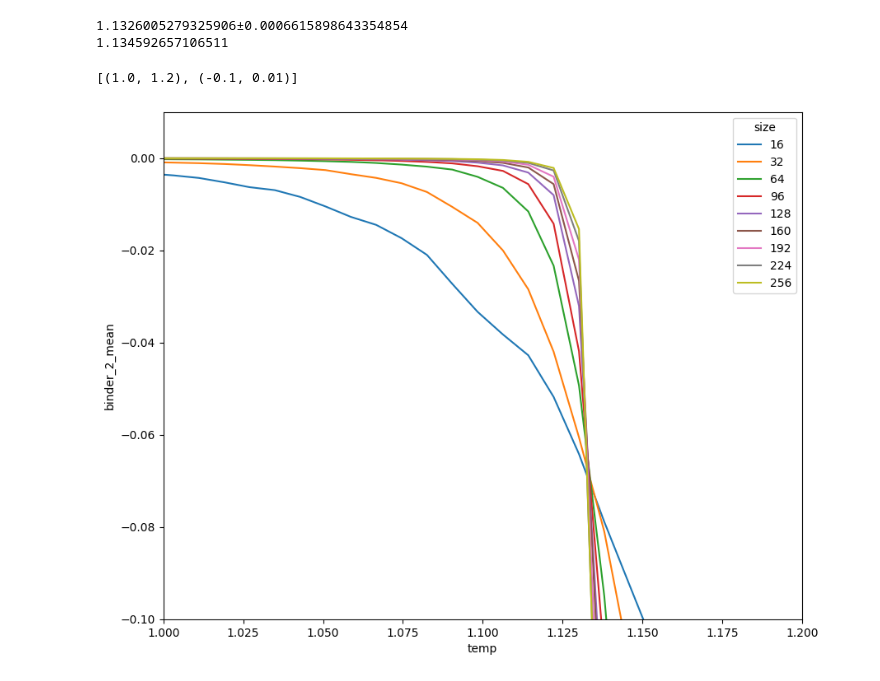
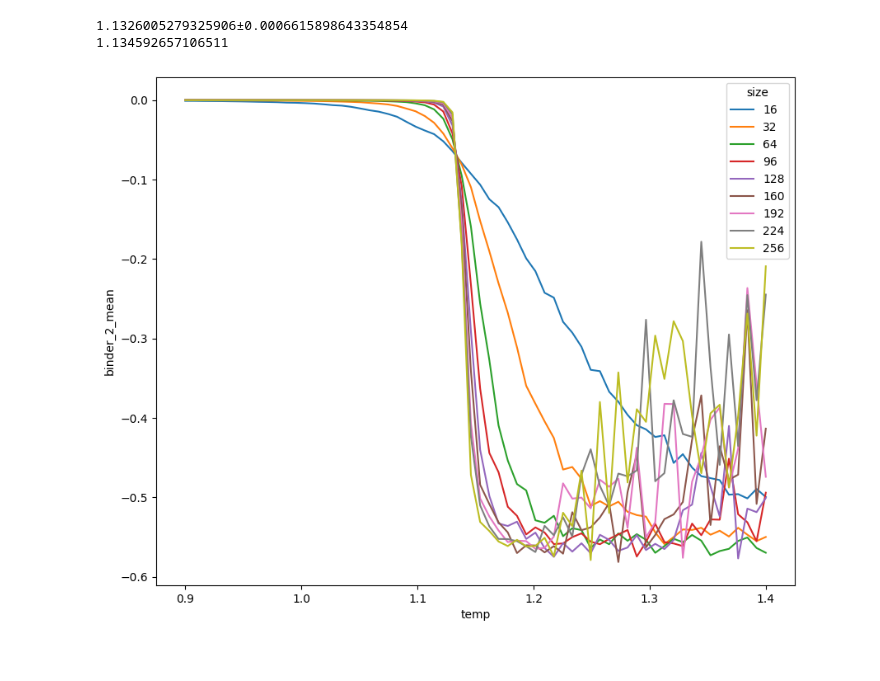
Before and after one commit to JeppeKlitgaard/Jackpot, a Jupyter notebook: notebooks/measurements.ipynb, the cells around one changed output. Drawn from its saved outputs; the diff is of its cells as text; code cells hidden in the pictures.

```diff
--- a/notebooks/measurements.ipynb
+++ b/notebooks/measurements.ipynb
@@ -45,6 +45,7 @@ for experiment in experiment_path.glob("*"):
 
     _meas_df = pd.read_feather(experiment / "meas_df.feather")
     _meas_df["size"] = config["size"]
+    _meas_df["dimensions"] = config["dimensions"]
     _meas_df["algorithm"] = config["algorithm"]
 
     meas_df = pd.concat([meas_df, _meas_df])
@@ -52,7 +53,7 @@ for experiment in experiment_path.glob("*"):
 # DataFrame to store observations in
 obs_df = pd.DataFrame()
 
-meas_df["energy_dens"] = meas_df["energy"] / meas_df["size"] ** 2
+meas_df["energy_dens"] = meas_df["energy"] / meas_df["size"] ** meas_df["dimensions"]
 meas_df["mag_dens"] = meas_df["magnetisation_density"]
 meas_df["abs_mag_dens"] = meas_df["abs_magnetisation_density"]
 
@@ -76,6 +77,8 @@ def find_bootstrap_var_sem(data):
 # Group by temperatures and size
 temp_group = meas_df.groupby(["temp", "size"])
 
+obs_df["dimensions"] = temp_group["dimensions"].first()
+
 obs_df["energy_dens_mean"] = temp_group["energy_dens"].mean()
 obs_df["energy_dens_var"] = temp_group["energy_dens"].var()
 obs_df["energy_dens_sem"] = temp_group["energy_dens"].sem()
@@ -154,10 +157,10 @@ plot_obs(
 # %%
 # Heat Capacity
 obs_df["specific_heat_cap_fluctuation"] = (
-    obs_df["energy_dens_var"] / (np.square(obs_df["temp"])) * obs_df["size"] ** 2
+    obs_df["energy_dens_var"] / (np.square(obs_df["temp"])) * obs_df["size"] ** obs_df["dimensions"]
 )
 obs_df["specific_heat_cap_fluctuation_sem"] = (
-    obs_df["energy_dens_var_sem"] / (np.square(obs_df["temp"])) * obs_df["size"] ** 2
+    obs_df["energy_dens_var_sem"] / (np.square(obs_df["temp"])) * obs_df["size"] ** obs_df["dimensions"]
 )
 obs_df["specific_heat_cap_fluctuation_min"] = (
     obs_df["specific_heat_cap_fluctuation"]
@@ -198,10 +201,10 @@ plot_obs(
 # %%
 # Magnetic Susceptibility
 obs_df["mag_sus_fluctuation"] = (
-    obs_df["size"] ** 2 * obs_df["abs_mag_dens_var"] / obs_df["temp"]
+    obs_df["size"] ** obs_df["dimensions"] * obs_df["abs_mag_dens_var"] / obs_df["temp"]
 )
 obs_df["mag_sus_fluctuation_sem"] = (
-    obs_df["size"] ** 2 * obs_df["abs_mag_dens_var_sem"] / obs_df["temp"]
+    obs_df["size"] ** obs_df["dimensions"] * obs_df["abs_mag_dens_var_sem"] / obs_df["temp"]
 )
 obs_df["mag_sus_fluctuation_min"] = (
     obs_df["mag_sus_fluctuation"] - obs_df["mag_sus_fluctuation_sem"]
@@ -365,14 +383,13 @@ print(1 / (1 * np.log(1 + np.sqrt(2))))
 # %%
 fig = plt.figure()
 fig.set_size_inches(10, 8)
 ax = sns.lineplot(
     data=obs_df,
     x="temp",
     y="binder_2_mean",
     hue="size",
     palette="tab10",
 )
-ax.set(xlim=(1.0, 1.2), ylim=(-0.1, 0.01))
+# ax.set(xlim=(1.0, 1.2), ylim=(-0.1, 0.01))
 # %% [output]
-[(1.0, 1.2), (-0.1, 0.01)]
-[figure, old version]
+[figure, new version]
```
Also changed, not shown: parts of 2 cells of this notebook, 1 other file.
